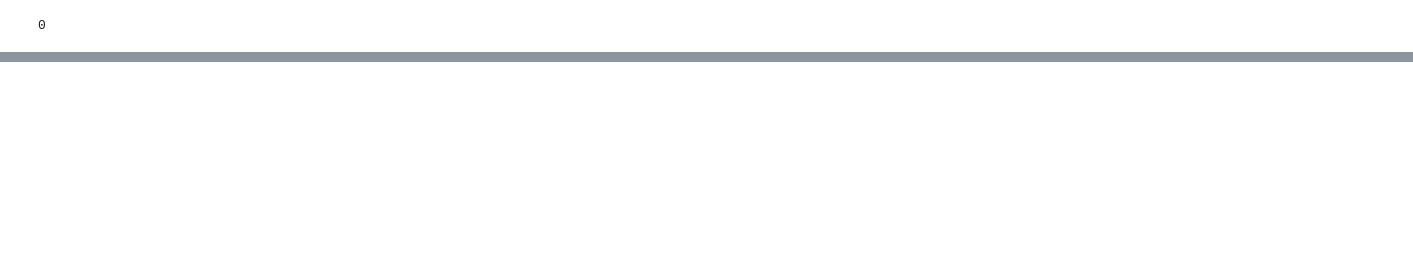
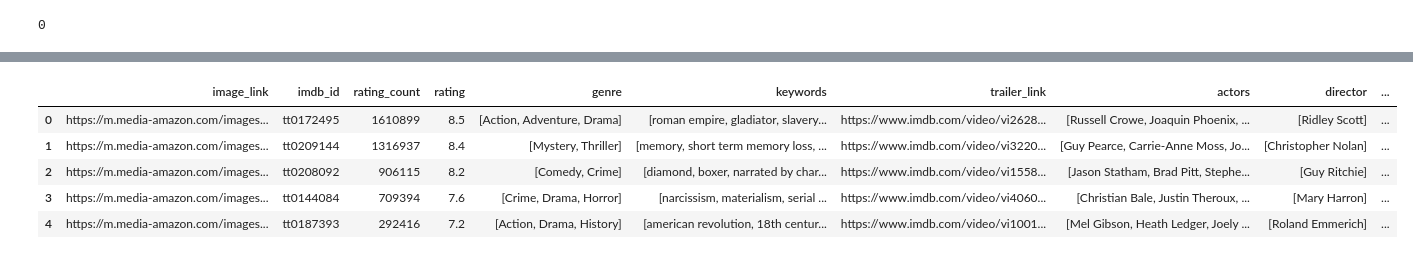
Before and after one commit to HemantRajSingh/MovieMatch, a Jupyter notebook: notebooks/data_preprocessing.ipynb, the cells around one changed output, grey strips where cells are left out. Drawn from its saved outputs; the diff is of its cells as text; code cells hidden in the pictures; blank space fills up the shorter version.

```diff
--- a/notebooks/data_preprocessing.ipynb
+++ b/notebooks/data_preprocessing.ipynb
@@ -143 +288,4 @@ df = df.dropna(subset=['plot'])
+# %%
+# Apply function on text column
+df['processed_plot'] = df['plot'].apply(preprocess_text)
 # %%
@@ -145,6 +293,3 @@ df['plot'].isna().sum()
 # %% [output]
 0
-# %%
-# Apply function on text column
-df['ProcessedPlot'] = df['plot'].apply(preprocess_text)
 # %%
@@ -158,0 +315,4 @@ df.tail()
+# %%
+# remove numbers from title
+df['title'] = df['title'].apply(lambda x: re.sub(r'[\d+.]', '', x))
+df['title']
@@ -159 +337,18 @@ df.tail()
+# %%
+# remove single apostrophe from columns keywords, actors, director, genre
+def remove_apostrophe(text):
+  return re.sub(r"\'", '', text)
+
+list_cols = ['keywords', 'actors', 'director', 'genre']
+for col in list_cols:
+    df[col] = df[col].apply(remove_apostrophe)
+# %%
+df.head()
+# %% [output]
+|  | image_link | imdb_id | rating_count | rating | genre | keywords | trailer_link | actors | director | ... |
+| 0 | https://m.media-amazon.com/images... | tt0172495 | 1610899 | 8.5 | [Action, Adventure, Drama] | [roman empire, gladiator, slavery... | https://www.imdb.com/video/vi2628... | [Russell Crowe, Joaquin Phoenix, ... | [Ridley Scott] | ... |
+| 1 | https://m.media-amazon.com/images... | tt0209144 | 1316937 | 8.4 | [Mystery, Thriller] | [memory, short term memory loss, ... | https://www.imdb.com/video/vi3220... | [Guy Pearce, Carrie-Anne Moss, Jo... | [Christopher Nolan] | ... |
+| 2 | https://m.media-amazon.com/images... | tt0208092 | 906115 | 8.2 | [Comedy, Crime] | [diamond, boxer, narrated by char... | https://www.imdb.com/video/vi1558... | [Jason Statham, Brad Pitt, Stephe... | [Guy Ritchie] | ... |
+| 3 | https://m.media-amazon.com/images... | tt0144084 | 709394 | 7.6 | [Crime, Drama, Horror] | [narcissism, materialism, serial ... | https://www.imdb.com/video/vi4060... | [Christian Bale, Justin Theroux, ... | [Mary Harron] | ... |
+| 4 | https://m.media-amazon.com/images... | tt0187393 | 292416 | 7.2 | [Action, Drama, History] | [american revolution, 18th centur... | https://www.imdb.com/video/vi1001... | [Mel Gibson, Heath Ledger, Joely ... | [Roland Emmerich] | ... |
 # %%
```
Also changed, not shown: parts of 50 cells of this notebook, 10 other files.
